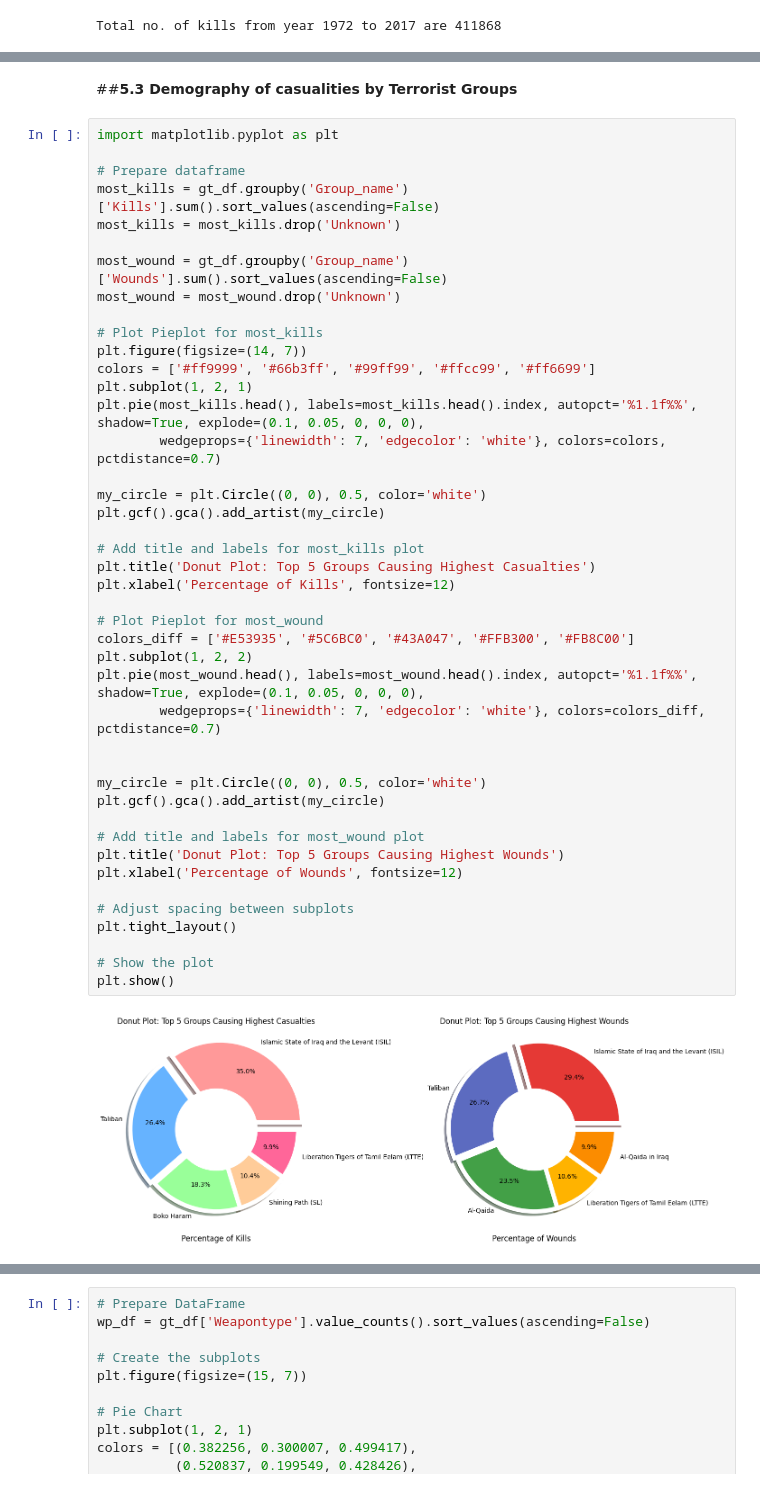
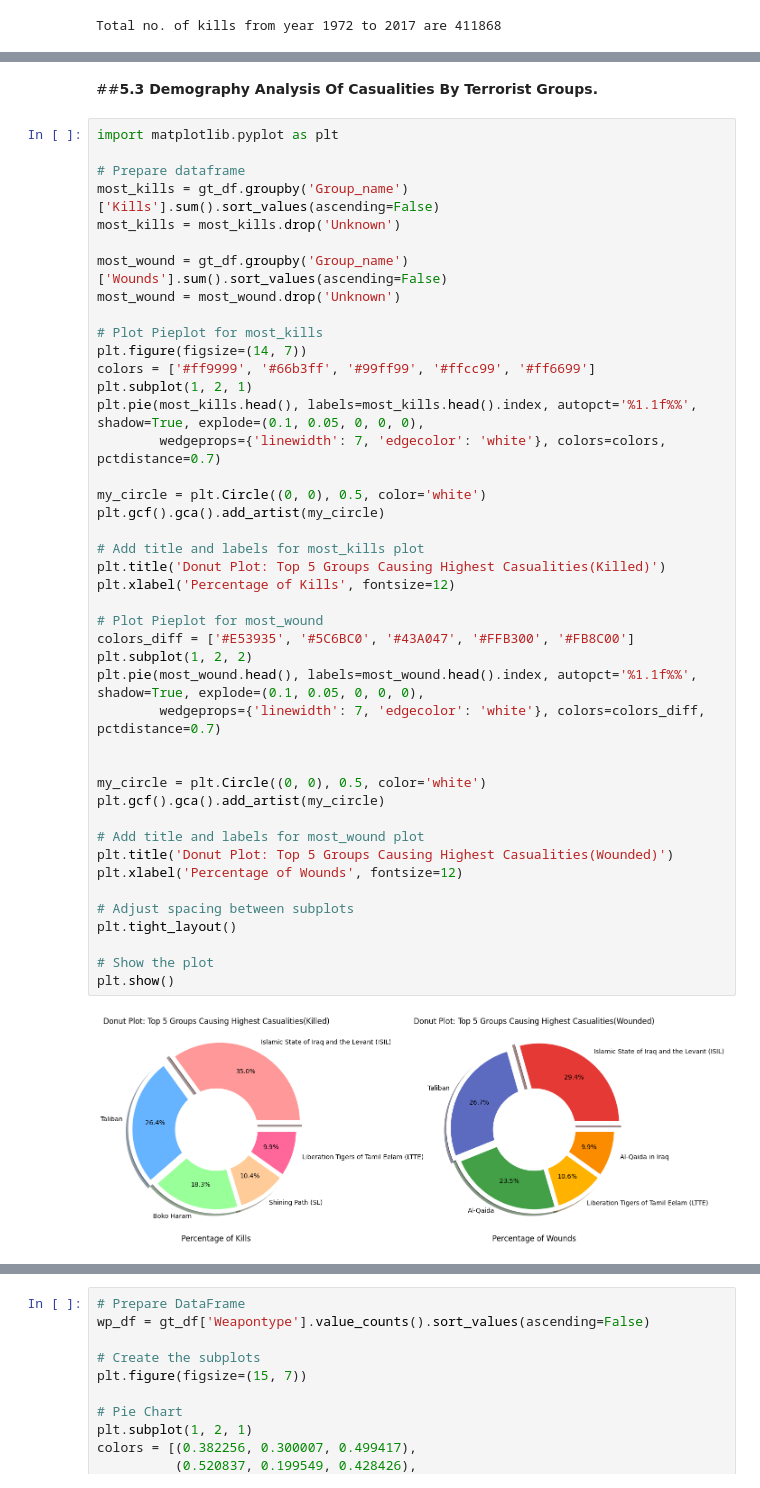
Before and after one commit to dacenish/EDA-Global-terrorism, a Jupyter notebook: Capstone_Project_Global_terrorism_EDA_by_Danish_Zia.ipynb, the cells around one changed output, grey strips where cells are left out. Drawn from its saved outputs; the diff is of its cells as text.

```diff
--- a/Capstone_Project_Global_terrorism_EDA_by_Danish_Zia.ipynb
+++ b/Capstone_Project_Global_terrorism_EDA_by_Danish_Zia.ipynb
@@ -456,7 +460,7 @@ We can observe:
 
 ---
 # %% [markdown]
-##**5.3 Demography of casualities by Terrorist Groups**
+##**5.3  Demography Analysis Of Casualities By Terrorist Groups.**
 # %%
 import matplotlib.pyplot as plt
 
@@ -472,34 +476,34 @@ plt.figure(figsize=(14, 7))
 colors = ['#ff9999', '#66b3ff', '#99ff99', '#ffcc99', '#ff6699']
 plt.subplot(1, 2, 1)
 plt.pie(most_kills.head(), labels=most_kills.head().index, autopct='%1.1f%%', shadow=True, explode=(0.1, 0.05, 0, 0, 0),
         wedgeprops={'linewidth': 7, 'edgecolor': 'white'}, colors=colors, pctdistance=0.7)
 
 my_circle = plt.Circle((0, 0), 0.5, color='white')
 plt.gcf().gca().add_artist(my_circle)
 
 # Add title and labels for most_kills plot
-plt.title('Donut Plot: Top 5 Groups Causing Highest Casualties')
+plt.title('Donut Plot: Top 5 Groups Causing Highest Casualities(Killed)')
 plt.xlabel('Percentage of Kills', fontsize=12)
 
 # Plot Pieplot for most_wound
 colors_diff = ['#E53935', '#5C6BC0', '#43A047', '#FFB300', '#FB8C00']
 plt.subplot(1, 2, 2)
 plt.pie(most_wound.head(), labels=most_wound.head().index, autopct='%1.1f%%', shadow=True, explode=(0.1, 0.05, 0, 0, 0),
         wedgeprops={'linewidth': 7, 'edgecolor': 'white'}, colors=colors_diff, pctdistance=0.7)
 
 
 my_circle = plt.Circle((0, 0), 0.5, color='white')
 plt.gcf().gca().add_artist(my_circle)
 
 # Add title and labels for most_wound plot
-plt.title('Donut Plot: Top 5 Groups Causing Highest Wounds')
+plt.title('Donut Plot: Top 5 Groups Causing Highest Casualities(Wounded)')
 plt.xlabel('Percentage of Wounds', fontsize=12)
 
 # Adjust spacing between subplots
 plt.tight_layout()
 
 # Show the plot
 plt.show()
 # %% [output]
-[figure, old version]
+[figure, new version]
 # %% [markdown]
```
Also changed, not shown: parts of 31 cells of this notebook.
